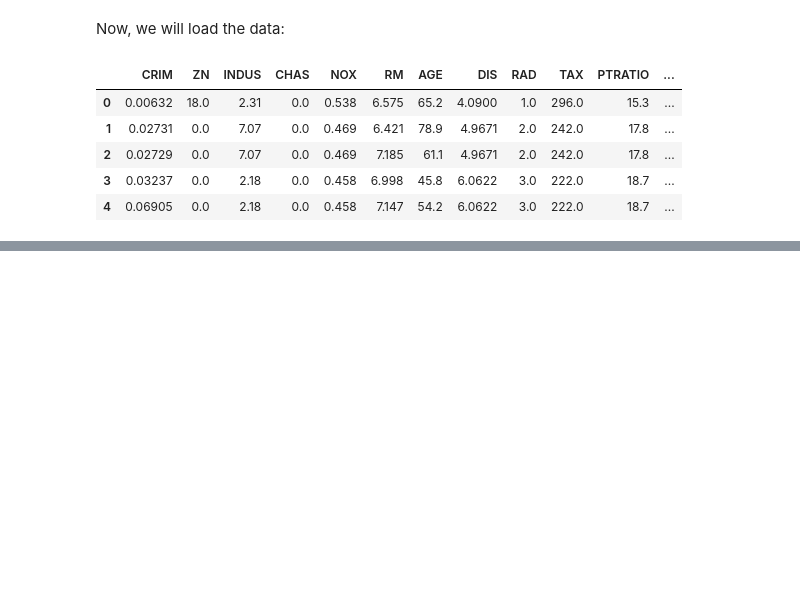
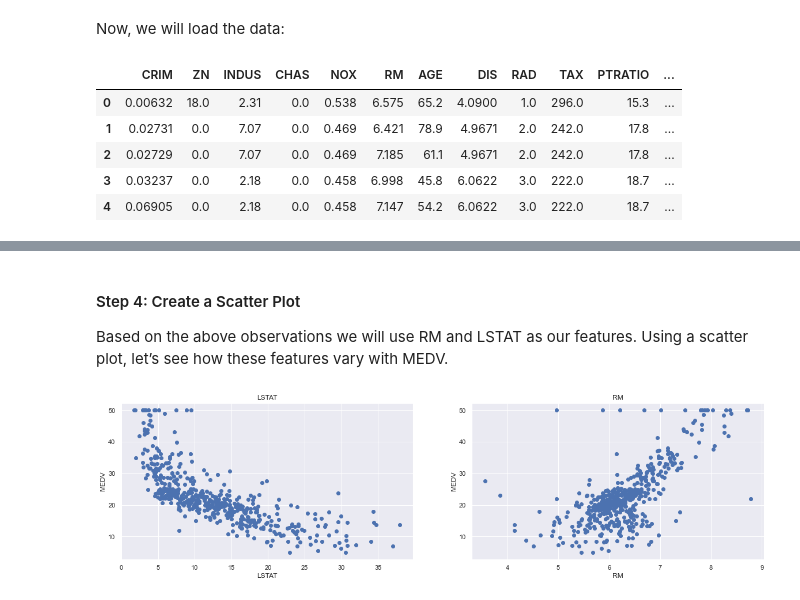
Before and after one commit to chenjaden/Statistics, a Jupyter notebook: Linear Regressions in Python.ipynb, the cells around one changed output, grey strips where cells are left out. Cells and saved outputs as stored; diff of their text form; code cells hidden in the pictures; blank space fills up the shorter version.

```diff
--- a/Linear Regressions in Python.ipynb
+++ b/Linear Regressions in Python.ipynb
@@ -198,0 +280,20 @@ boston.head()
+# %% [markdown]
+#### Step 4: Create a Scatter Plot
+
+Based on the above observations we will use RM and LSTAT as our features. Using a scatter plot, let’s see how these features vary with MEDV.
+# %%
+plt.figure(figsize=(20, 5))
+
+features = ['LSTAT', 'RM']
+target = boston['MEDV']
+
+for i, col in enumerate(features):
+    plt.subplot(1, len(features) , i+1)
+    x = boston[col]
+    y = target
+    plt.scatter(x, y, marker='o')
+    plt.title(col)
+    plt.xlabel(col)
+    plt.ylabel('MEDV')
+# %% [output]
+[figure, added]
```
Also changed, not shown: parts of 18 cells of this notebook.
